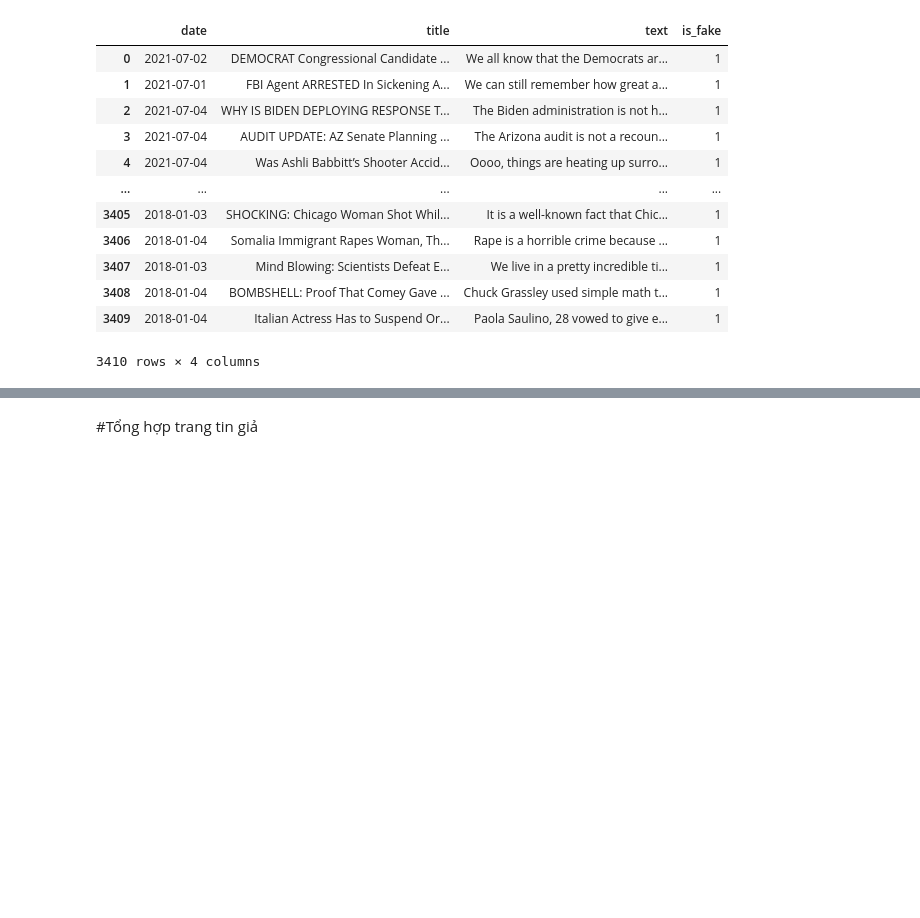
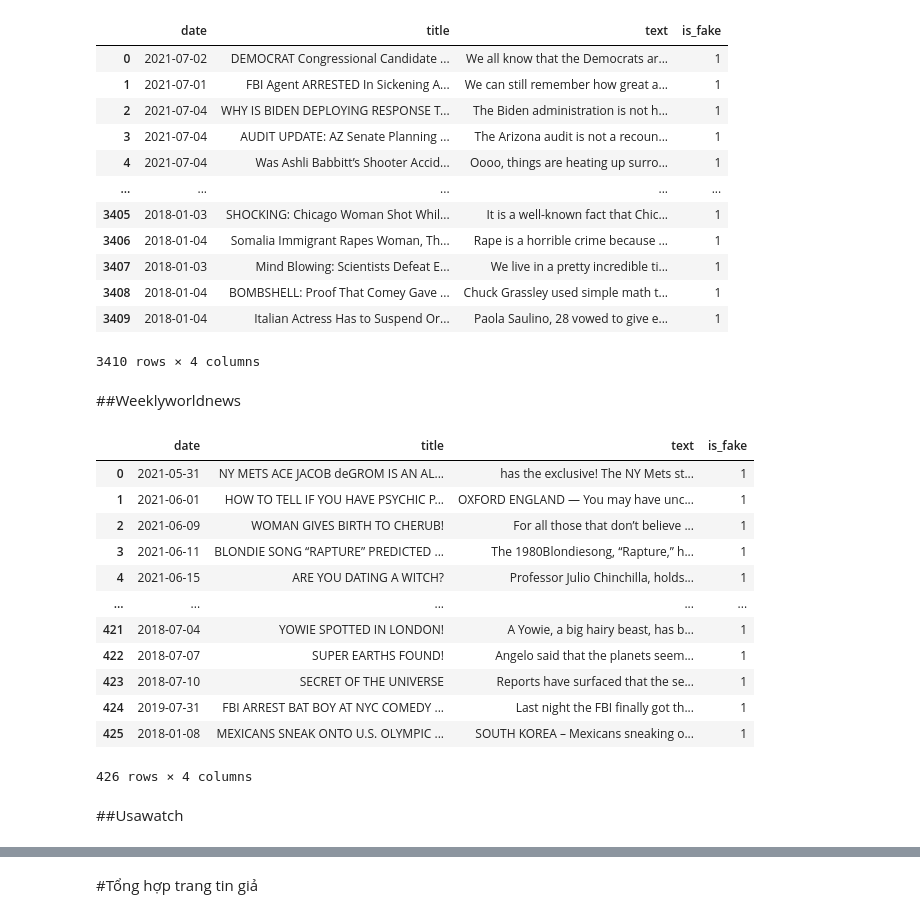
Before and after one commit to dxmai/CS114.L21.KHCL, a Jupyter notebook: FinalProject/FinalProject_FakeNews_CollectData.ipynb, the cells around one changed output, grey strips where cells are left out. Drawn from its saved outputs; the diff is of its cells as text; code cells hidden in the pictures; blank space fills up the shorter version.

```diff
--- a/FinalProject/FinalProject_FakeNews_CollectData.ipynb
+++ b/FinalProject/FinalProject_FakeNews_CollectData.ipynb
@@ -1534,3 +1534,5 @@ three
 | 3408 | 2018-01-04 | BOMBSHELL: Proof That Comey Gave ... | Chuck Grassley used simple math t... | 1 |
 | 3409 | 2018-01-04 | Italian Actress Has to Suspend Or... | Paola Saulino, 28 vowed to give e... | 1 |
 3410 rows × 4 columns
+# %% [markdown]
+##Weeklyworldnews
@@ -1536,0 +1607,20 @@ three
+# %%
+week = pd.read_json('https://raw.githubusercontent.com/dxmai/CS114.L21.KHCL/main/FinalProject/Include_Text/weekly.json')
+Filter(week)
+week
+# %% [output]
+|  | date | title | text | is_fake |
+| 0 | 2021-05-31 | NY METS ACE JACOB deGROM IS AN AL... | has the exclusive! The NY Mets st... | 1 |
+| 1 | 2021-06-01 | HOW TO TELL IF YOU HAVE PSYCHIC P... | OXFORD ENGLAND — You may have unc... | 1 |
+| 2 | 2021-06-09 | WOMAN GIVES BIRTH TO CHERUB! | For all those that don’t believe ... | 1 |
+| 3 | 2021-06-11 | BLONDIE SONG “RAPTURE” PREDICTED ... | The 1980Blondiesong, “Rapture,” h... | 1 |
+| 4 | 2021-06-15 | ARE YOU DATING A WITCH? | Professor Julio Chinchilla, holds... | 1 |
+| ... | ... | ... | ... | ... |
+| 421 | 2018-07-04 | YOWIE SPOTTED IN LONDON! | A Yowie, a big hairy beast, has b... | 1 |
+| 422 | 2018-07-07 | SUPER EARTHS FOUND! | Angelo said that the planets seem... | 1 |
+| 423 | 2018-07-10 | SECRET OF THE UNIVERSE | Reports have surfaced that the se... | 1 |
+| 424 | 2019-07-31 | FBI ARREST BAT BOY AT NYC COMEDY ... | Last night the FBI finally got th... | 1 |
+| 425 | 2018-01-08 | MEXICANS SNEAK ONTO U.S. OLYMPIC ... | SOUTH KOREA – Mexicans sneaking o... | 1 |
+426 rows × 4 columns
+# %% [markdown]
+##Usawatch
```
Also changed, not shown: parts of 16 cells of this notebook.
